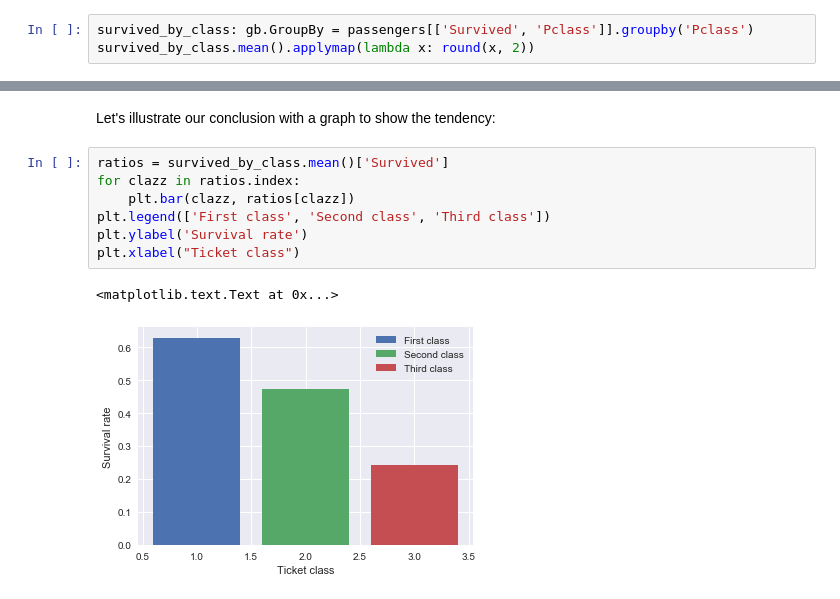
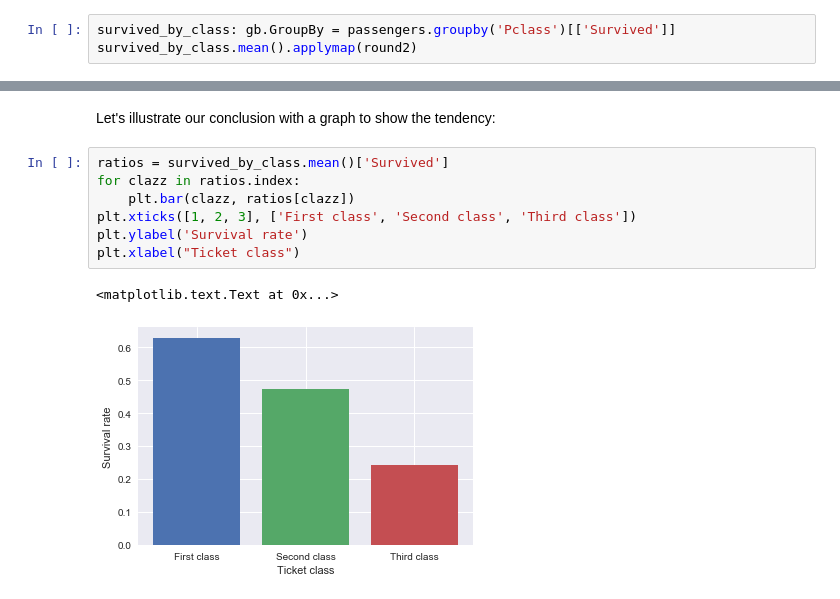
Before and after one commit to gazike/data-analyst-nanodegree, a Jupyter notebook: P2_Titanic/titanic-report.ipynb, the cells around one changed output, grey strips where cells are left out. Saved outputs shown, nothing was run; the diff lists cells and outputs as text.

```diff
--- a/P2_Titanic/titanic-report.ipynb
+++ b/P2_Titanic/titanic-report.ipynb
@@ -77,8 +80,8 @@ Indeed, the values in _Sex_ column are of correct type.
 
 Let's try to understand if ticket class has anything to do with survival rate.
 # %%
-survived_by_class: gb.GroupBy = passengers[['Survived', 'Pclass']].groupby('Pclass')
-survived_by_class.mean().applymap(lambda x: round(x, 2))
+survived_by_class: gb.GroupBy = passengers.groupby('Pclass')[['Survived']]
+survived_by_class.mean().applymap(round2)
 # %% [output]
 |  | Survived |
 | Pclass |  |
@@ -182,10 +181,10 @@ Let's illustrate our conclusion with a graph to show the tendency:
 # %%
 ratios = survived_by_class.mean()['Survived']
 for clazz in ratios.index:
     plt.bar(clazz, ratios[clazz])
-plt.legend(['First class', 'Second class', 'Third class'])
+plt.xticks([1, 2, 3], ['First class', 'Second class', 'Third class'])
 plt.ylabel('Survival rate')
 plt.xlabel("Ticket class")
 # %% [output]
 <matplotlib.text.Text at 0x...>
-[figure, old version]
+[figure, new version]
```
Also changed, not shown: parts of 13 cells of this notebook.
